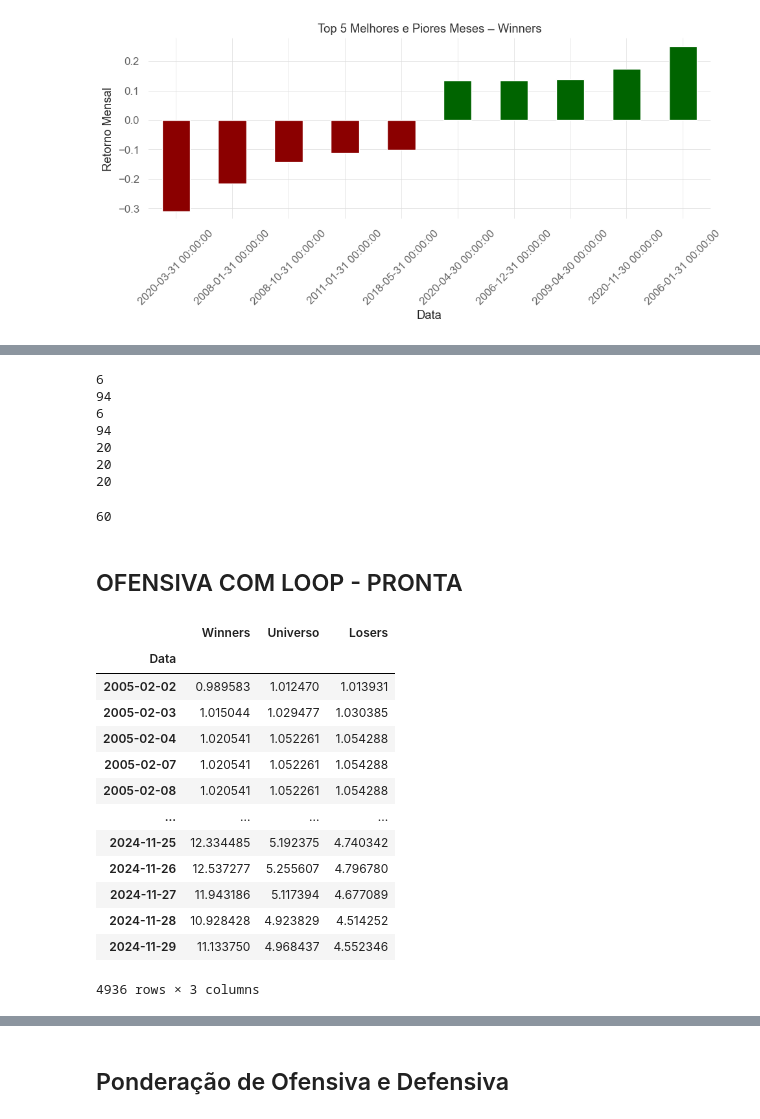
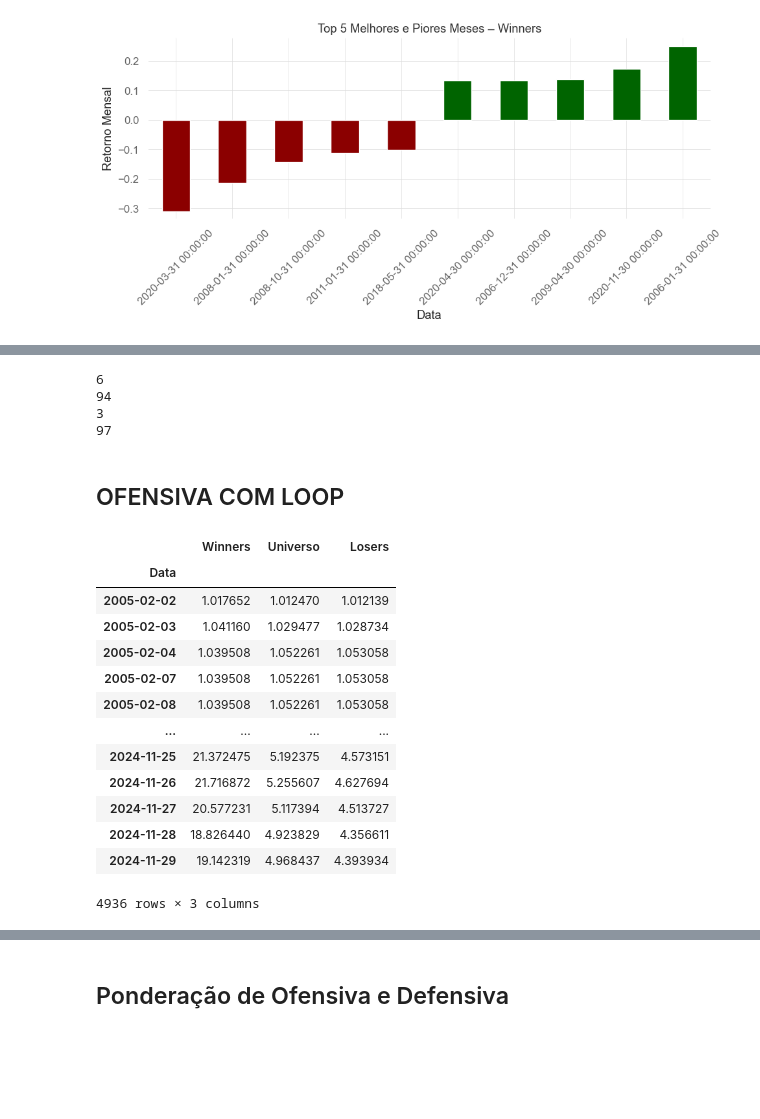
Before and after one commit to fefebiru/IQF-Grupo2, a Jupyter notebook: teste1_copy.ipynb, the cells around one changed output, grey strips where cells are left out. Saved outputs shown, nothing was run; the diff lists cells and outputs as text; code cells hidden in the pictures; blank space fills up the shorter version.

```diff
--- a/teste1_copy.ipynb
+++ b/teste1_copy.ipynb
@@ -563,14 +608,8 @@ print(len(book_winners_ofensiva))
 print(len(book_loosers_ofensiva))
 print(len(book_winners_defensiva))
 print(len(book_loosers_defensiva))
-print(len(backtest_winners_ret))
-print(len(backtest_loosers_ret))
-print(len(backtest_universe_ret))
 # %% [output]
 6
 94
-6
-94
-20
-20
-20
+3
+97
@@ -582,9 +616,5 @@ for x in book_loosers_defensiva:
-# %%
-print(cont)
-# %% [output]
-60
 # %% [markdown]
-## OFENSIVA COM LOOP - PRONTA
+## OFENSIVA COM LOOP
 # %%
 returns = pd.DataFrame()
 contador = 0
@@ -619,15 +649,13 @@ while True:
 
     # --------------------------------------------------------------
 
-        # OFENSIVA
+       # OFENSIVA
 
         #momentum:
         # Define o intervalo para analisar o desempenho passado das ações
         momentum_date_analysis = initial_date - pd.DateOffset(months=lookback_momentum)
         # Filtra os preços dentro do intervalo desejado
-        # print(closing_price)
         momentum = closing_price[(closing_price.index < initial_date) & (closing_price.index > momentum_date_analysis)]
-        # print(momentum)
 
         #cálculo do momentum:
         momentum = momentum.pct_change().add(1).cumprod().add(-1)
@@ -636,27 +664,21 @@ while True:
         # Converte para DataFrame e renomeia as colunas
         momentum = momentum.reset_index()
         momentum.columns = ['ticker', 'momentum'] #Ticker = nome da ação e value = valor da ação
-        # print(ibx_tickers)
+
         momentum = momentum[momentum['ticker'].isin(ibx_tickers)]  #Verifica se a ação está entre as top 100 mais negociadas na bolsa
 
         # Ordena da maior performance para a menor
         momentum = momentum.sort_values(by='momentum', ascending=False).reset_index(drop=True)
-        # print(momentum)
 
         # low size em cima de momentum
 
-        # momentum_20_pc = momentum['momentum'].quantile(0.60)
-
-        # momentum_20_pc = momentum[momentum['momentum'] >= momentum_20_pc]
-
-        momentum_20_pc = momentum.ticker[:int(len(momentum) * 0.3)]
+        momentum_20_pc = momentum.ticker[:int(len(momentum) * 0.2)]
         acoes_20_momentum = momentum_20_pc.tolist()
 
         low_size_date_analysis = initial_date - pd.DateOffset(months=lookback_low_size)
         low_size_filtro = low_size[(low_size.index < initial_date) & (low_size.index > low_size_date_analysis)]
 
         if low_size_filtro.empty:
-            # print("Sem dados de low_size para:", initial_date)
             initial_date += pd.DateOffset(months=rebal_time)
             continue
 
@@ -671,15 +693,12 @@ while True:
 
         lista_low_size = low_size_novo.ticker.tolist()
 
-        # analisar se faz sentido essa constatação de winners e loosers ou se é ao contrário
-
-        # limite_winners = low_size_novo.low_size.quantile(0.40)
-
-        # book_winners_ofensiva = low_size_novo[low_size_novo['low_size'] <= limite_winners]
-        book_winners_ofensiva = low_size_novo.ticker[:int(len(low_size_novo) * 0.2)]
+        book_winners_ofensiva = low_size_novo.ticker[:int(len(low_size_novo) * 0.3)]
         book_winners_ofensiva = book_winners_ofensiva.tolist()
 
         book_loosers_ofensiva = [coluna for coluna in closing_price.columns if coluna not in book_winners_ofensiva and coluna in ibx_tickers]
+
+
 
 
         # ----------------------------------------------------------------
@@ -697,44 +716,44 @@ while True:
         backtest_ofensiva_l_ret = backtest_ofensiva_l['Retorno'][1:]
 
         # Universo (opcional: você pode manter o universo como todos os tickers do IBX)
         backtest_universe = closing_price[(closing_price.index >= initial_date) & (closing_price.index < rebal)]
         backtest_universe = backtest_universe[ibx_tickers].pct_change().replace(np.nan,0)
         backtest_universe['Retorno'] = backtest_universe.mean(axis=1)
         backtest_universe_ret = backtest_universe['Retorno'][1:]
 
         # ----------------------------------------------------------------
 
         # retorno
         retorno_rebal = pd.DataFrame({
             'Winners': backtest_ofensiva_w_ret,
             'Universo': backtest_universe_ret,
             'Losers': backtest_ofensiva_l_ret,
         })
 
 
         returns = pd.concat([returns, retorno_rebal], ignore_index=False)
 
         initial_date = initial_date + pd.DateOffset(months=rebal_time)
     else:
         break
 
 returns = returns.add(1).cumprod()
 
 returns
 # %% [output]
 |  | Winners | Universo | Losers |
 | Data |  |  |  |
-| 2005-02-02 | 0.989583 | 1.012470 | 1.013931 |
-| 2005-02-03 | 1.015044 | 1.029477 | 1.030385 |
-| 2005-02-04 | 1.020541 | 1.052261 | 1.054288 |
-| 2005-02-07 | 1.020541 | 1.052261 | 1.054288 |
-| 2005-02-08 | 1.020541 | 1.052261 | 1.054288 |
+| 2005-02-02 | 1.017652 | 1.012470 | 1.012139 |
+| 2005-02-03 | 1.041160 | 1.029477 | 1.028734 |
+| 2005-02-04 | 1.039508 | 1.052261 | 1.053058 |
+| 2005-02-07 | 1.039508 | 1.052261 | 1.053058 |
+| 2005-02-08 | 1.039508 | 1.052261 | 1.053058 |
 | ... | ... | ... | ... |
-| 2024-11-25 | 12.334485 | 5.192375 | 4.740342 |
-| 2024-11-26 | 12.537277 | 5.255607 | 4.796780 |
-| 2024-11-27 | 11.943186 | 5.117394 | 4.677089 |
-| 2024-11-28 | 10.928428 | 4.923829 | 4.514252 |
-| 2024-11-29 | 11.133750 | 4.968437 | 4.552346 |
+| 2024-11-25 | 21.372475 | 5.192375 | 4.573151 |
+| 2024-11-26 | 21.716872 | 5.255607 | 4.627694 |
+| 2024-11-27 | 20.577231 | 5.117394 | 4.513727 |
+| 2024-11-28 | 18.826440 | 4.923829 | 4.356611 |
+| 2024-11-29 | 19.142319 | 4.968437 | 4.393934 |
 4936 rows × 3 columns
 # %%
 print(len(book_winners_ofensiva))
```
Also changed, not shown: parts of 16 cells of this notebook.
